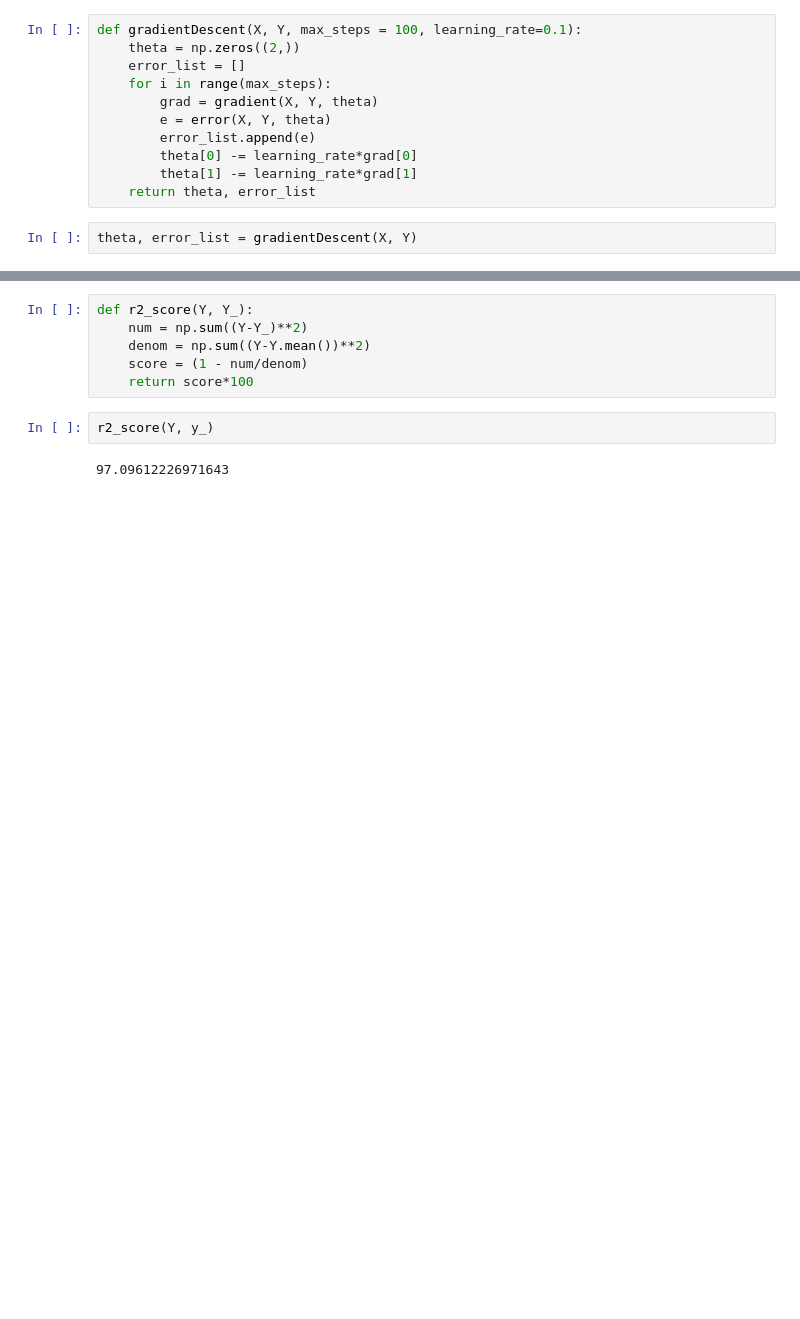
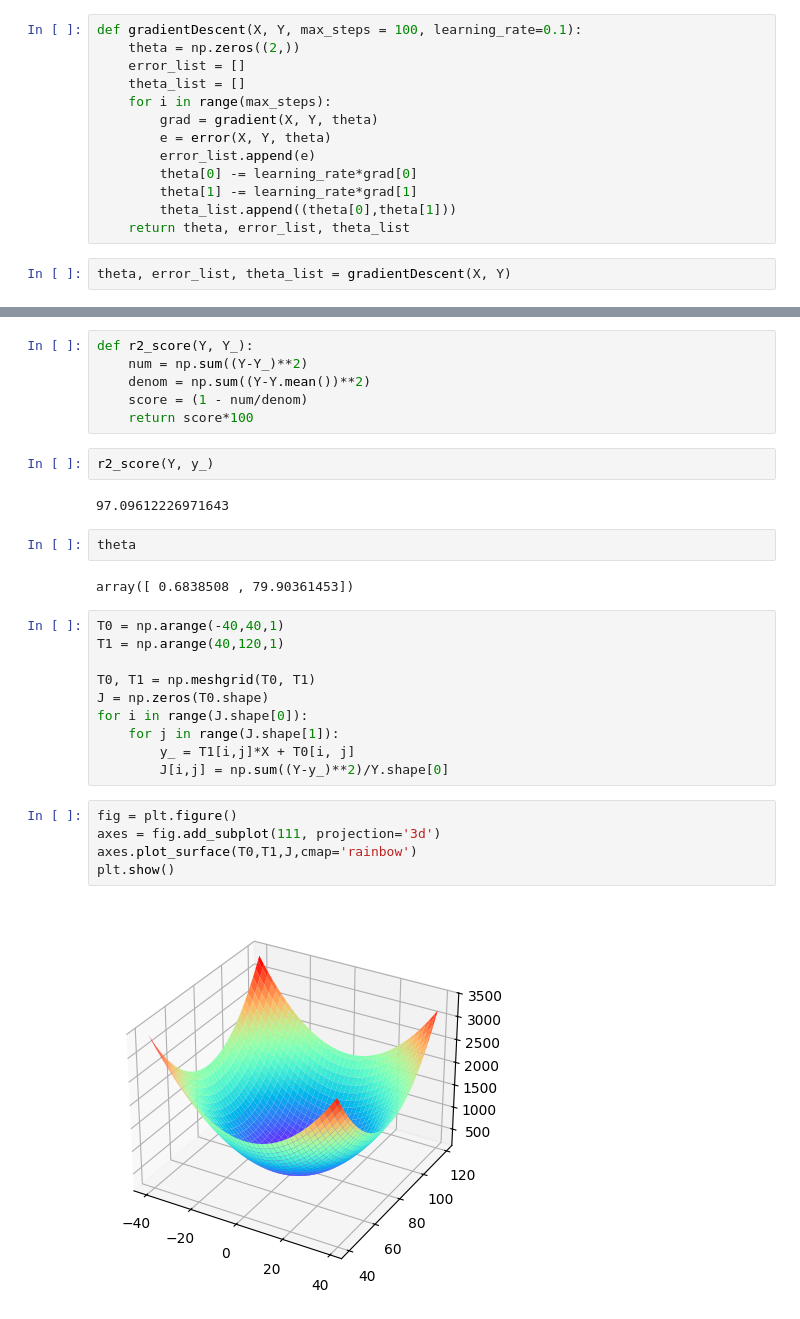
Before and after one commit to InsaneJSK/LearnInPublic, a Jupyter notebook: Python/cool-python-stuff/lin-reg/lin-reg-hardwork.ipynb, the cells around one changed output, grey strips where cells are left out. Drawn from its saved outputs; the diff is of its cells as text; blank space fills up the shorter version.

```diff
--- a/Python/cool-python-stuff/lin-reg/lin-reg-hardwork.ipynb
+++ b/Python/cool-python-stuff/lin-reg/lin-reg-hardwork.ipynb
@@ -49,15 +49,17 @@ def error(X, Y, theta):
 def gradientDescent(X, Y, max_steps = 100, learning_rate=0.1):
     theta = np.zeros((2,))
     error_list = []
+    theta_list = []
     for i in range(max_steps):
         grad = gradient(X, Y, theta)
         e = error(X, Y, theta)
         error_list.append(e)
         theta[0] -= learning_rate*grad[0]
         theta[1] -= learning_rate*grad[1]
-    return theta, error_list
+        theta_list.append((theta[0],theta[1]))
+    return theta, error_list, theta_list
 # %%
-theta, error_list = gradientDescent(X, Y)
+theta, error_list, theta_list = gradientDescent(X, Y)
 # %%
 theta
 # %% [output]
@@ -154,3 +156,24 @@ def r2_score(Y, Y_):
 r2_score(Y, y_)
 # %% [output]
 97.09612226971643
+# %%
+theta
+# %% [output]
+array([ 0.6838508 , 79.90361453])
+# %%
+T0 = np.arange(-40,40,1)
+T1 = np.arange(40,120,1)
+
+T0, T1 = np.meshgrid(T0, T1)
+J = np.zeros(T0.shape)
+for i in range(J.shape[0]):
+    for j in range(J.shape[1]):
+        y_ = T1[i,j]*X + T0[i, j]
+        J[i,j] = np.sum((Y-y_)**2)/Y.shape[0]
+# %%
+fig = plt.figure()
+axes = fig.add_subplot(111, projection='3d')
+axes.plot_surface(T0,T1,J,cmap='rainbow')
+plt.show()
+# %% [output]
+[figure, added]
```
Also changed, not shown: parts of 7 cells of this notebook, 3 other files.
